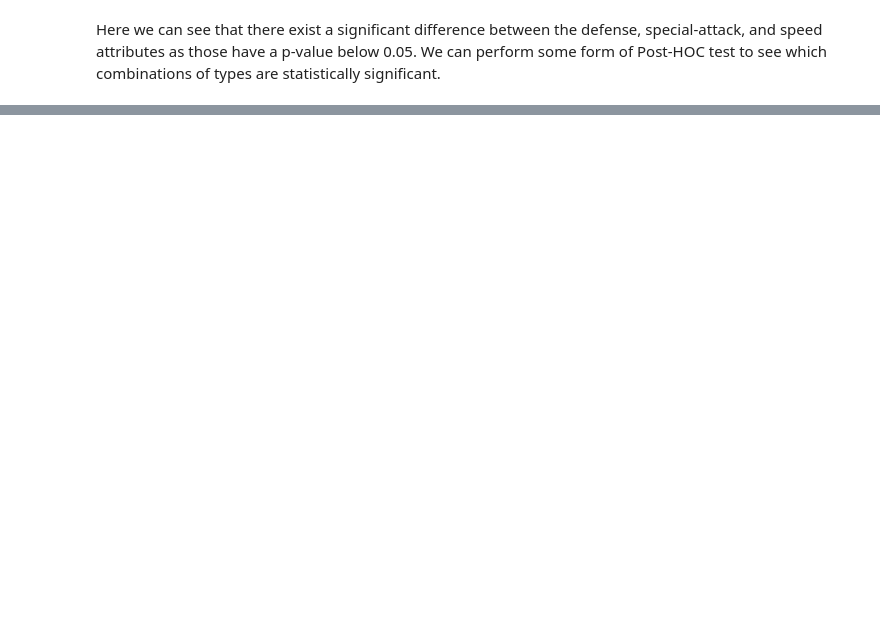
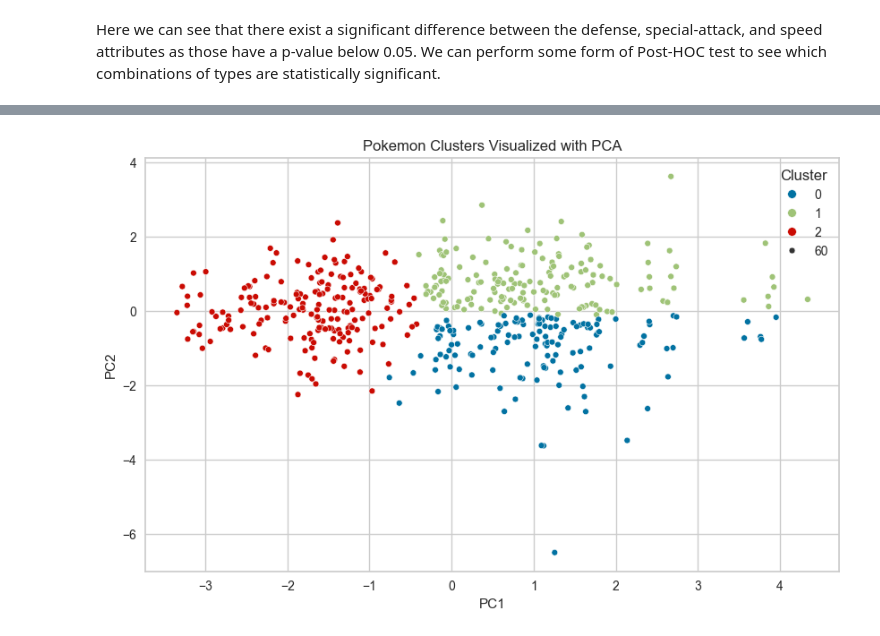
Before and after one commit to Dannypham142/CMSC320-PokeAPI-Final-Project, a Jupyter notebook: PokeAPI_Project.ipynb, the cells around one changed output, grey strips where cells are left out. Cells and saved outputs as stored; diff of their text form; code cells hidden in the pictures; blank space fills up the shorter version.

```diff
--- a/PokeAPI_Project.ipynb
+++ b/PokeAPI_Project.ipynb
@@ -293,0 +344,43 @@ Here we can see that there exist a significant difference between the defense, s
+# %%
+# Choosing 3 as k for K-Means based on Elbow Method
+k_cluster = 3
+# The random state which we will be using for the remainder of this analysis
+seed = 42
+# %%
+# Function that applies PCA and returns transformed data
+def apply_pca(X_scaled, n_components=2):
+    pca = PCA(n_components)
+    X_pca = pca.fit_transform(X_scaled)
+
+    return pca, X_pca
+# %%
+# Function that applies K-Means clustering and returns the labels
+def apply_kmeans(X, n_clusters, random_state=seed):
+    kmeans = KMeans(n_clusters=n_clusters, random_state=random_state).fit(X)
+    labels = kmeans.labels_
+
+    return labels
+# %%
+# Function that visualizes the clusters
+def plot_clusters(X, labels, df, title, xlabel, ylabel):
+    df = df.copy()
+    df["cluster"] = pd.Categorical(labels)
+
+    fig, ax = plt.subplots(figsize=(10,6))
+    sns.scatterplot(x=X[:,0], y=X[:,1], hue="cluster", data=df, size=60)
+    plt.title(title)
+    plt.xlabel(xlabel)
+    plt.ylabel(ylabel)
+    plt.legend(title="Cluster")
+    plt.show()
+# %%
+# Apply PCA
+pca, X_pca = apply_pca(X_scaled, n_components=2)
+
+# Apply K-Means
+pca_labels = apply_kmeans(X_pca, n_clusters=k_cluster, random_state=seed)
+
+# Plot clusters
+plot_clusters(X_pca, pca_labels, pokemon_df, "Pokemon Clusters Visualized with PCA", "PC1", "PC2")
+# %% [output]
+[figure, added]
```
Also changed, not shown: parts of 8 cells of this notebook.
